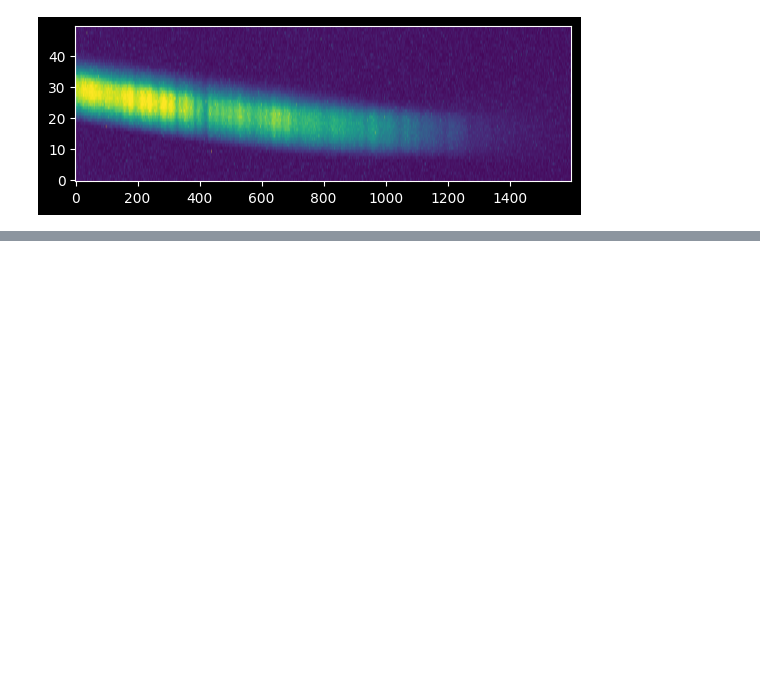
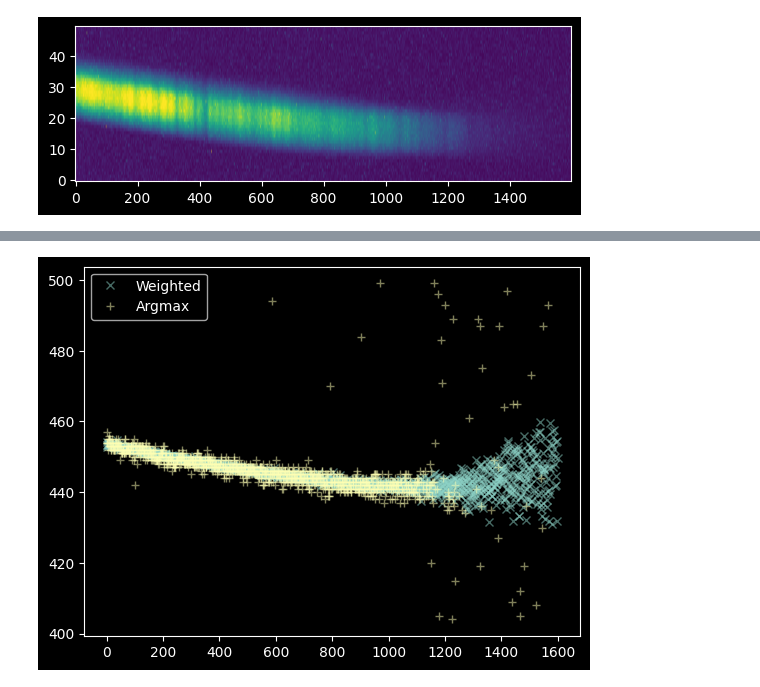
Before and after one commit to AveEddins/astropy---Tutorial-Series-on-Spectroscopic-Data-Reduction-Basics, a Jupyter notebook: AstroPy_SpectroscopicDataReductionTutorial.ipynb, the cells around one changed output, grey strips where cells are left out. Saved outputs shown, nothing was run; the diff lists cells and outputs as text; code cells hidden in the pictures; blank space fills up the shorter version.

```diff
--- a/AstroPy_SpectroscopicDataReductionTutorial.ipynb
+++ b/AstroPy_SpectroscopicDataReductionTutorial.ipynb
@@ -228,0 +274,14 @@ AxisError: axis 1 is out of bounds for array of dimension 1
+# %%
+bad_moments = (weighted_yaxis_values > 460) | (weighted_yaxis_values < 430)
+
+plt.plot(
+    xvals[~bad_moments],
+    weighted_yaxis_values[~bad_moments],
+    "x",
+    label="Weighted",
+    alpha=0.5,
+)
+plt.plot(xvals[~bad_pixels], yvals[~bad_pixels], "+", label="Argmax", alpha=0.5)
+plt.legend(loc="best");
+# %% [output]
+[figure, added]
```
Also changed, not shown: parts of 6 cells of this notebook.
